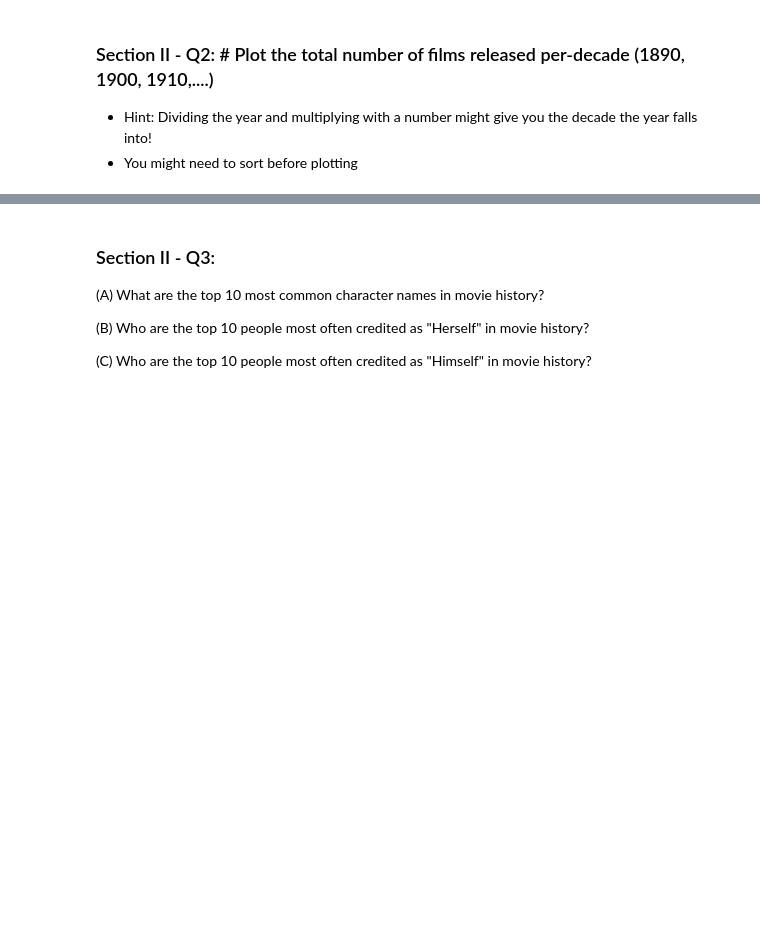
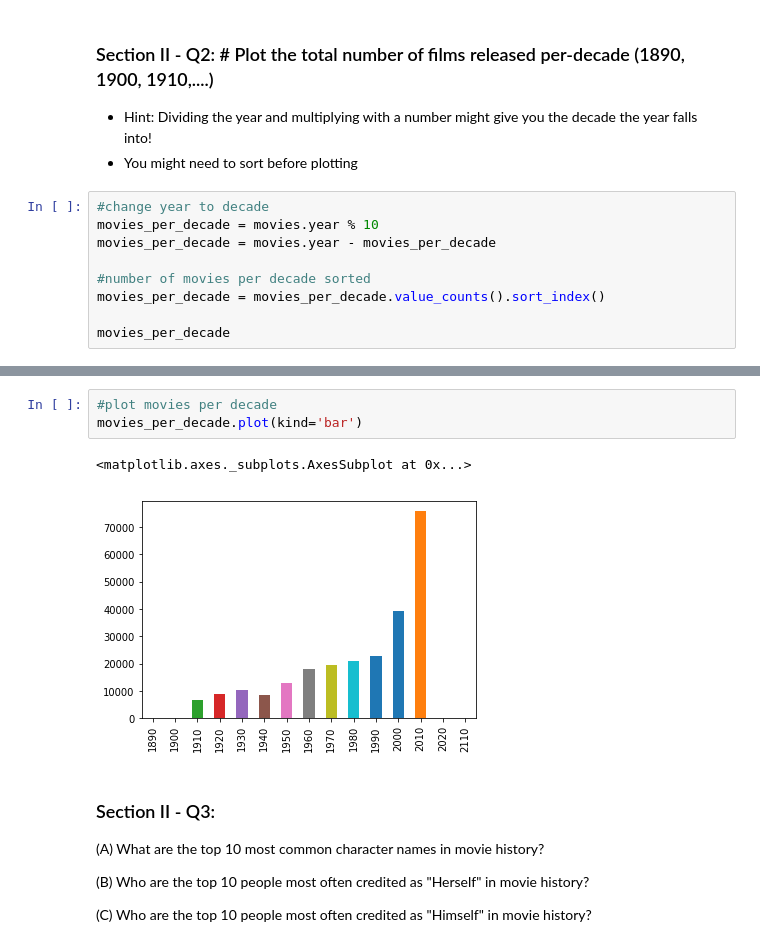
Before and after one commit to Gan001/Data-Wrangling, a Jupyter notebook: mini-project_pandas/Mini_Project_Data_Wrangling_Pandas.ipynb, the cells around one changed output, grey strips where cells are left out. Saved outputs shown, nothing was run; the diff lists cells and outputs as text; blank space fills up the shorter version.

```diff
--- a/mini-project_pandas/Mini_Project_Data_Wrangling_Pandas.ipynb
+++ b/mini-project_pandas/Mini_Project_Data_Wrangling_Pandas.ipynb
@@ -488,3 +509,12 @@ top_ten.plot(kind='barh')
 ### Section II - Q2: # Plot the total number of films released per-decade (1890, 1900, 1910,....)
 - Hint: Dividing the year and multiplying with a number might give you the decade the year falls into!
 - You might need to sort before plotting
+# %%
+#change year to decade
+movies_per_decade = movies.year % 10
+movies_per_decade = movies.year - movies_per_decade
+
+#number of movies per decade sorted
+movies_per_decade = movies_per_decade.value_counts().sort_index()
+
+movies_per_decade
@@ -491,3 +538,9 @@ top_ten.plot(kind='barh')
+# %%
+#plot movies per decade
+movies_per_decade.plot(kind='bar')
+# %% [output]
+<matplotlib.axes._subplots.AxesSubplot at 0x...>
+[figure, added]
 # %% [markdown]
 ### Section II - Q3:
 
```
Also changed, not shown: parts of 14 cells of this notebook.
